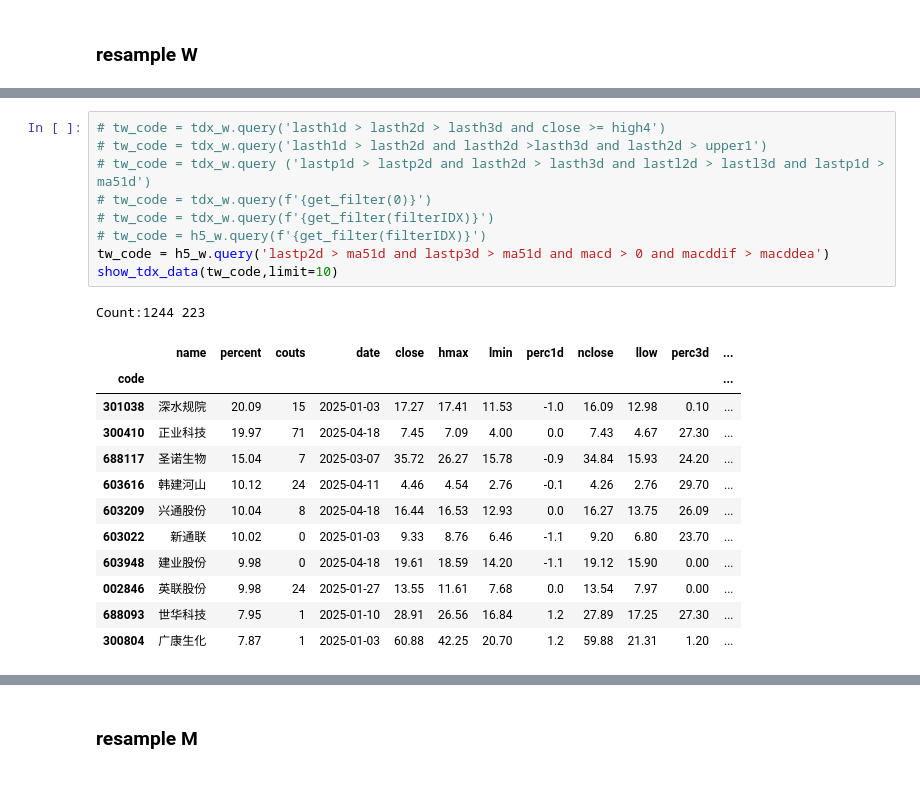
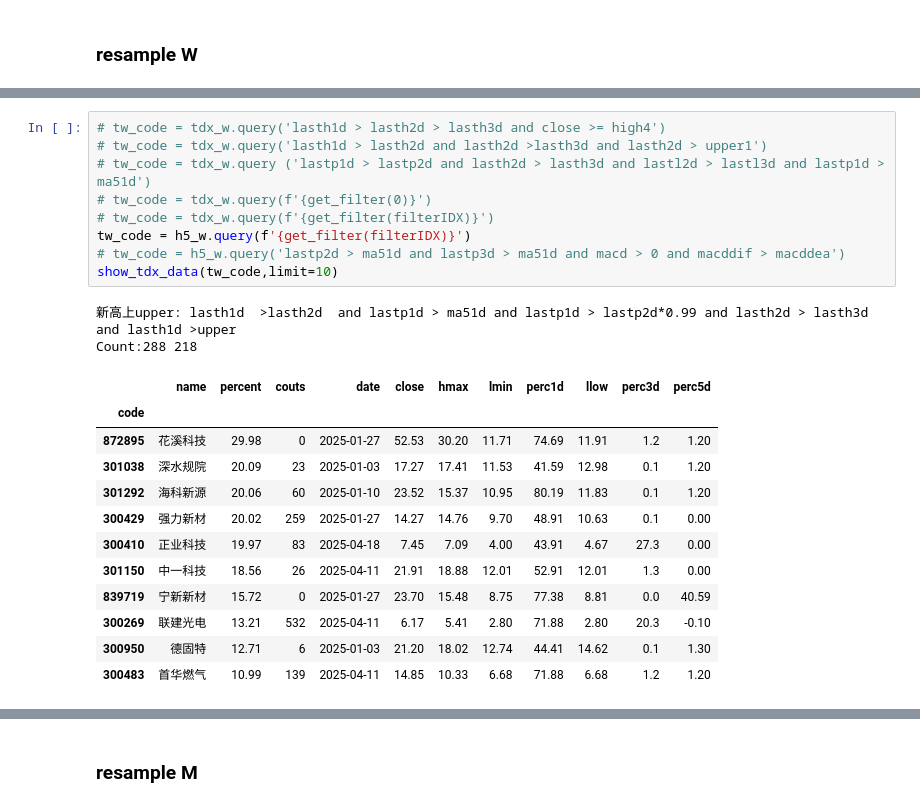
Before and after one commit to johnsonhongyi/pyQuant3, a Jupyter notebook: stock/jupyterAlgo/Quant2023/resample-monitor.ipynb, the cells around one changed output, grey strips where cells are left out. Saved outputs shown, nothing was run; the diff lists cells and outputs as text.

Commit message:
filter ral fib

```diff
--- a/stock/jupyterAlgo/Quant2023/resample-monitor.ipynb
+++ b/stock/jupyterAlgo/Quant2023/resample-monitor.ipynb
@@ -474,26 +446,27 @@ initdx :0 b1>:5180 it:0.4 lastpTDX_DF_w in locals
 # %%
 # tw_code = tdx_w.query('lasth1d > lasth2d > lasth3d and close >= high4')
 # tw_code = tdx_w.query('lasth1d > lasth2d and lasth2d >lasth3d and lasth2d > upper1')
 # tw_code = tdx_w.query ('lastp1d > lastp2d and lasth2d > lasth3d and lastl2d > lastl3d and lastp1d > ma51d')
 # tw_code = tdx_w.query(f'{get_filter(0)}')
 # tw_code = tdx_w.query(f'{get_filter(filterIDX)}')
-# tw_code = h5_w.query(f'{get_filter(filterIDX)}')
-tw_code = h5_w.query('lastp2d > ma51d and lastp3d > ma51d and macd > 0 and macddif > macddea')
+tw_code = h5_w.query(f'{get_filter(filterIDX)}')
+# tw_code = h5_w.query('lastp2d > ma51d and lastp3d > ma51d and macd > 0 and macddif > macddea')
 show_tdx_data(tw_code,limit=10)
 # %% [output]
-Count:1244 223
+新高上upper: lasth1d  >lasth2d  and lastp1d > ma51d and lastp1d > lastp2d*0.99 and lasth2d > lasth3d  and lasth1d >upper
+Count:288 218
-|  | name | percent | couts | date | close | hmax | lmin | perc1d | nclose | llow | perc3d | ... |
-| code |  |  |  |  |  |  |  |  |  |  |  | ... |
-| 301038 | 深水规院 | 20.09 | 15 | 2025-01-03 | 17.27 | 17.41 | 11.53 | -1.0 | 16.09 | 12.98 | 0.10 | ... |
-| 300410 | 正业科技 | 19.97 | 71 | 2025-04-18 | 7.45 | 7.09 | 4.00 | 0.0 | 7.43 | 4.67 | 27.30 | ... |
-| 688117 | 圣诺生物 | 15.04 | 7 | 2025-03-07 | 35.72 | 26.27 | 15.78 | -0.9 | 34.84 | 15.93 | 24.20 | ... |
-| 603616 | 韩建河山 | 10.12 | 24 | 2025-04-11 | 4.46 | 4.54 | 2.76 | -0.1 | 4.26 | 2.76 | 29.70 | ... |
-| 603209 | 兴通股份 | 10.04 | 8 | 2025-04-18 | 16.44 | 16.53 | 12.93 | 0.0 | 16.27 | 13.75 | 26.09 | ... |
-| 603022 | 新通联 | 10.02 | 0 | 2025-01-03 | 9.33 | 8.76 | 6.46 | -1.1 | 9.20 | 6.80 | 23.70 | ... |
-| 603948 | 建业股份 | 9.98 | 0 | 2025-04-18 | 19.61 | 18.59 | 14.20 | -1.1 | 19.12 | 15.90 | 0.00 | ... |
-| 002846 | 英联股份 | 9.98 | 24 | 2025-01-27 | 13.55 | 11.61 | 7.68 | 0.0 | 13.54 | 7.97 | 0.00 | ... |
-| 688093 | 世华科技 | 7.95 | 1 | 2025-01-10 | 28.91 | 26.56 | 16.84 | 1.2 | 27.89 | 17.25 | 27.30 | ... |
-| 300804 | 广康生化 | 7.87 | 1 | 2025-01-03 | 60.88 | 42.25 | 20.70 | 1.2 | 59.88 | 21.31 | 1.20 | ... |
+|  | name | percent | couts | date | close | hmax | lmin | perc1d | llow | perc3d | perc5d |
+| code |  |  |  |  |  |  |  |  |  |  |  |
+| 872895 | 花溪科技 | 29.98 | 0 | 2025-01-27 | 52.53 | 30.20 | 11.71 | 74.69 | 11.91 | 1.2 | 1.20 |
+| 301038 | 深水规院 | 20.09 | 23 | 2025-01-03 | 17.27 | 17.41 | 11.53 | 41.59 | 12.98 | 0.1 | 1.20 |
+| 301292 | 海科新源 | 20.06 | 60 | 2025-01-10 | 23.52 | 15.37 | 10.95 | 80.19 | 11.83 | 0.1 | 1.20 |
+| 300429 | 强力新材 | 20.02 | 259 | 2025-01-27 | 14.27 | 14.76 | 9.70 | 48.91 | 10.63 | 0.1 | 0.00 |
+| 300410 | 正业科技 | 19.97 | 83 | 2025-04-18 | 7.45 | 7.09 | 4.00 | 43.91 | 4.67 | 27.3 | 0.00 |
+| 301150 | 中一科技 | 18.56 | 26 | 2025-04-11 | 21.91 | 18.88 | 12.01 | 52.91 | 12.01 | 1.3 | 0.00 |
+| 839719 | 宁新新材 | 15.72 | 0 | 2025-01-27 | 23.70 | 15.48 | 8.75 | 77.38 | 8.81 | 0.0 | 40.59 |
+| 300269 | 联建光电 | 13.21 | 532 | 2025-04-11 | 6.17 | 5.41 | 2.80 | 71.88 | 2.80 | 20.3 | -0.10 |
+| 300950 | 德固特 | 12.71 | 6 | 2025-01-03 | 21.20 | 18.02 | 12.74 | 44.41 | 14.62 | 0.1 | 1.30 |
+| 300483 | 首华燃气 | 10.99 | 139 | 2025-04-11 | 14.85 | 10.33 | 6.68 | 71.88 | 6.68 | 1.2 | 1.20 |
 # %%
 if '301038' in tw_code.index:
     h5_w.loc['301038',['macd','macddif','macddea','macdlast2','macdlast3','lasth1d','lastl1d','lastl2d','lastl3d','lastp1d','ma51d','ma52d','ma53d','ma54d']]
```
Also changed, not shown: parts of 19 cells of this notebook, 1 other file.
